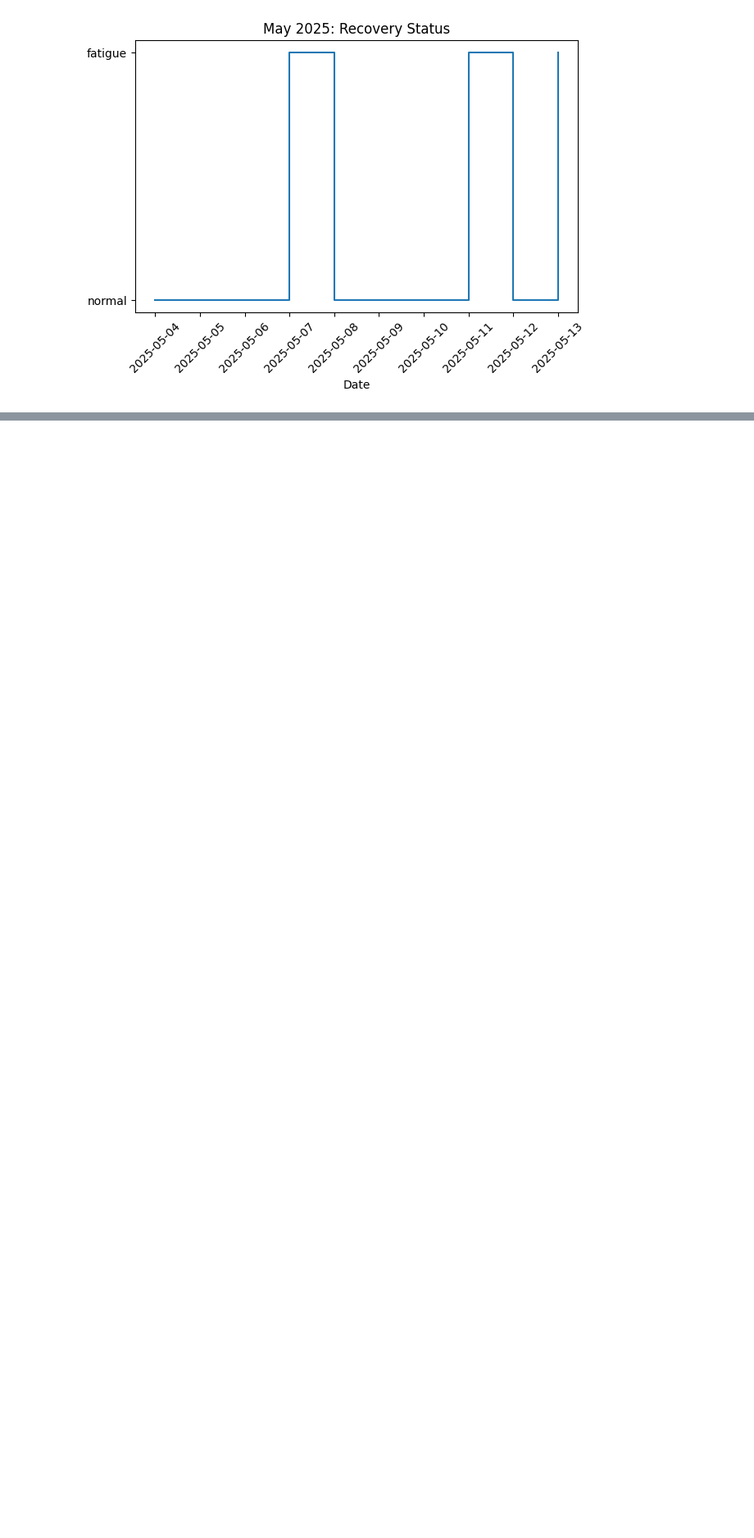
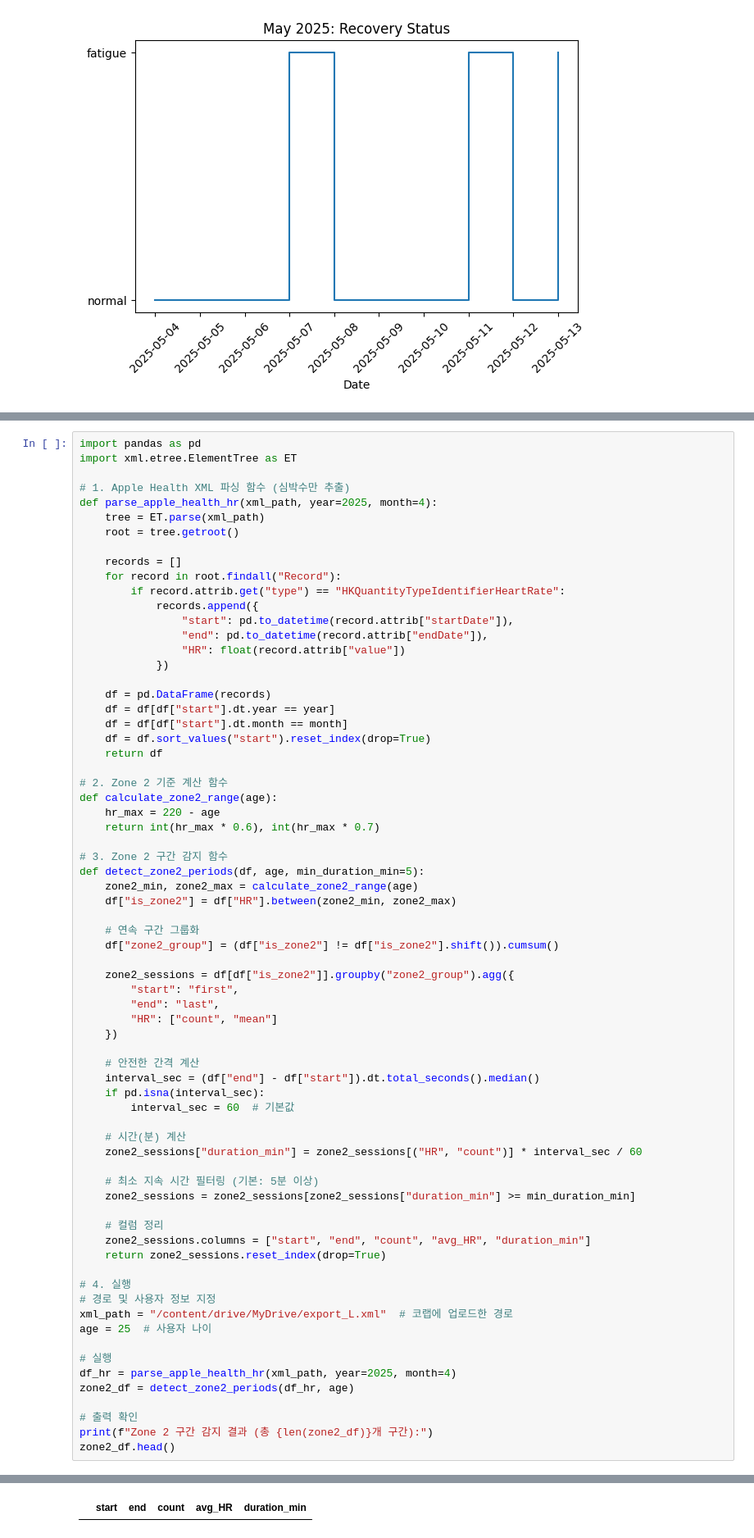
Before and after one commit to Mattlee10/Matt_Labs, a Jupyter notebook: 25_05.ipynb, the cells around one changed output, grey strips where cells are left out. Shown at 82% size. Drawn from its saved outputs; the diff is of its cells as text; blank space fills up the shorter version.

```diff
--- a/25_05.ipynb
+++ b/25_05.ipynb
@@ -320,0 +280,71 @@ plt.show()
+# %%
+import pandas as pd
+import xml.etree.ElementTree as ET
+
+# 1. Apple Health XML 파싱 함수 (심박수만 추출)
+def parse_apple_health_hr(xml_path, year=2025, month=4):
+    tree = ET.parse(xml_path)
+    root = tree.getroot()
+
+    records = []
+    for record in root.findall("Record"):
+        if record.attrib.get("type") == "HKQuantityTypeIdentifierHeartRate":
+            records.append({
+                "start": pd.to_datetime(record.attrib["startDate"]),
+                "end": pd.to_datetime(record.attrib["endDate"]),
+                "HR": float(record.attrib["value"])
+            })
+
+    df = pd.DataFrame(records)
+    df = df[df["start"].dt.year == year]
+    df = df[df["start"].dt.month == month]
+    df = df.sort_values("start").reset_index(drop=True)
+    return df
+
+# 2. Zone 2 기준 계산 함수
+def calculate_zone2_range(age):
+    hr_max = 220 - age
+    return int(hr_max * 0.6), int(hr_max * 0.7)
+
+# 3. Zone 2 구간 감지 함수
+def detect_zone2_periods(df, age, min_duration_min=5):
+    zone2_min, zone2_max = calculate_zone2_range(age)
+    df["is_zone2"] = df["HR"].between(zone2_min, zone2_max)
+
+    # 연속 구간 그룹화
+    df["zone2_group"] = (df["is_zone2"] != df["is_zone2"].shift()).cumsum()
+
+    zone2_sessions = df[df["is_zone2"]].groupby("zone2_group").agg({
+        "start": "first",
+        "end": "last",
+        "HR": ["count", "mean"]
+    })
+
+    # 안전한 간격 계산
+    interval_sec = (df["end"] - df["start"]).dt.total_seconds().median()
+    if pd.isna(interval_sec):
+        interval_sec = 60  # 기본값
+
+    # 시간(분) 계산
+    zone2_sessions["duration_min"] = zone2_sessions[("HR", "count")] * interval_sec / 60
+
+    # 최소 지속 시간 필터링 (기본: 5분 이상)
+    zone2_sessions = zone2_sessions[zone2_sessions["duration_min"] >= min_duration_min]
+
+    # 컬럼 정리
+    zone2_sessions.columns = ["start", "end", "count", "avg_HR", "duration_min"]
+    return zone2_sessions.reset_index(drop=True)
+
+# 4. 실행
+# 경로 및 사용자 정보 지정
+xml_path = "/content/drive/MyDrive/export_L.xml"  # 코랩에 업로드한 경로
+age = 25  # 사용자 나이
+
+# 실행
+df_hr = parse_apple_health_hr(xml_path, year=2025, month=4)
+zone2_df = detect_zone2_periods(df_hr, age)
+
+# 출력 확인
+print(f"Zone 2 구간 감지 결과 (총 {len(zone2_df)}개 구간):")
+zone2_df.head()
+# %% [output]
@@ -320,0 +352 @@ plt.show()
+|  | start | end | count | avg_HR | duration_min |
```
Also changed, not shown: parts of 16 cells of this notebook.
